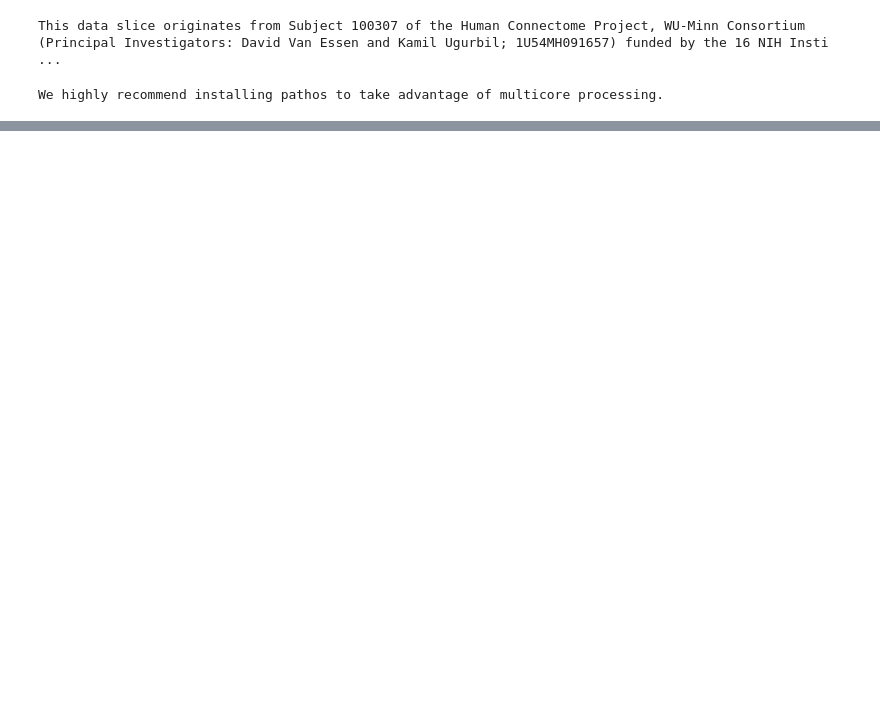
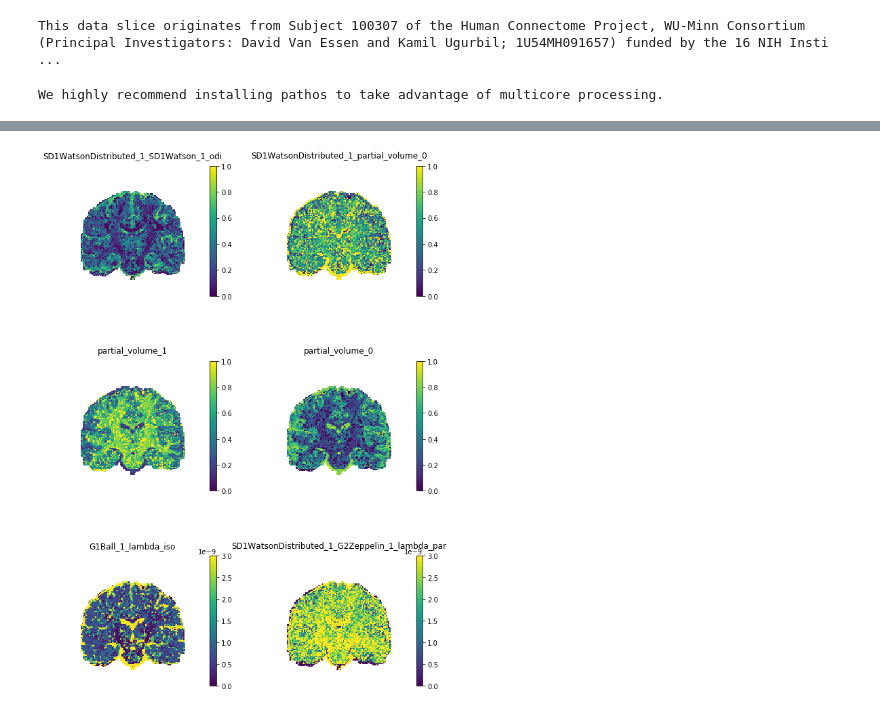
Before and after one commit to PaddySlator/dmipy-bayesian, a Jupyter notebook: bayesian-fitting-HCP-example.ipynb, the cells around one changed output, grey strips where cells are left out. Saved outputs shown, nothing was run; the diff lists cells and outputs as text; code cells hidden in the pictures; blank space fills up the shorter version.

```diff
--- a/bayesian-fitting-HCP-example.ipynb
+++ b/bayesian-fitting-HCP-example.ipynb
@@ -207,0 +296,37 @@ NameError: name 'mu' is not defined
+# %%
+#LSQ FIT
+
+fig, axs = plt.subplots(3, 2, figsize=[10, 15])
+axs = axs.ravel()
+
+colormap=axs[0].imshow(params_img_orig['SD1WatsonDistributed_1_SD1Watson_1_odi'],vmin=0, vmax=1)
+fig.colorbar(colormap, ax=axs[0], shrink=0.8)
+axs[0].set_title('SD1WatsonDistributed_1_SD1Watson_1_odi')
+axs[0].set_axis_off()
+
+colormap=axs[1].imshow(params_img_orig['SD1WatsonDistributed_1_partial_volume_0'],vmin=0, vmax=1)
+fig.colorbar(colormap, ax=axs[1], shrink=0.8)
+axs[1].set_title('SD1WatsonDistributed_1_partial_volume_0')
+axs[1].set_axis_off()
+
+colormap=axs[2].imshow(params_img_orig['partial_volume_1'],vmin=0, vmax=1)
+fig.colorbar(colormap, ax=axs[2], shrink=0.8)
+axs[2].set_title('partial_volume_1')
+axs[2].set_axis_off()
+
+colormap=axs[3].imshow(params_img_orig['partial_volume_0'],vmin=0, vmax=1)
+fig.colorbar(colormap, ax=axs[3], shrink=0.8)
+axs[3].set_title('partial_volume_0')
+axs[3].set_axis_off()
+
+colormap=axs[4].imshow(params_img_orig['G1Ball_1_lambda_iso'],vmin=0, vmax=3e-09)
+fig.colorbar(colormap, ax=axs[4], shrink=0.8)
+axs[4].set_title('G1Ball_1_lambda_iso')
+axs[4].set_axis_off()
+
+colormap=axs[5].imshow(params_img_orig['SD1WatsonDistributed_1_G2Zeppelin_1_lambda_par'],vmin=0, vmax=3e-09)
+fig.colorbar(colormap, ax=axs[5], shrink=0.8)
+axs[5].set_title('SD1WatsonDistributed_1_G2Zeppelin_1_lambda_par')
+axs[5].set_axis_off()
+# %% [output]
+[figure, added]
```
Also changed, not shown: parts of 13 cells of this notebook.
